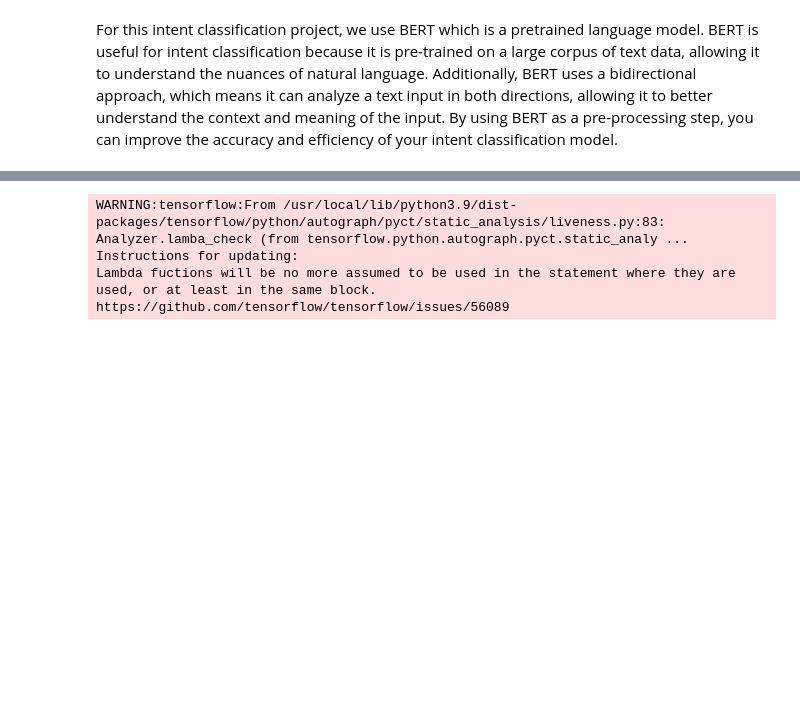
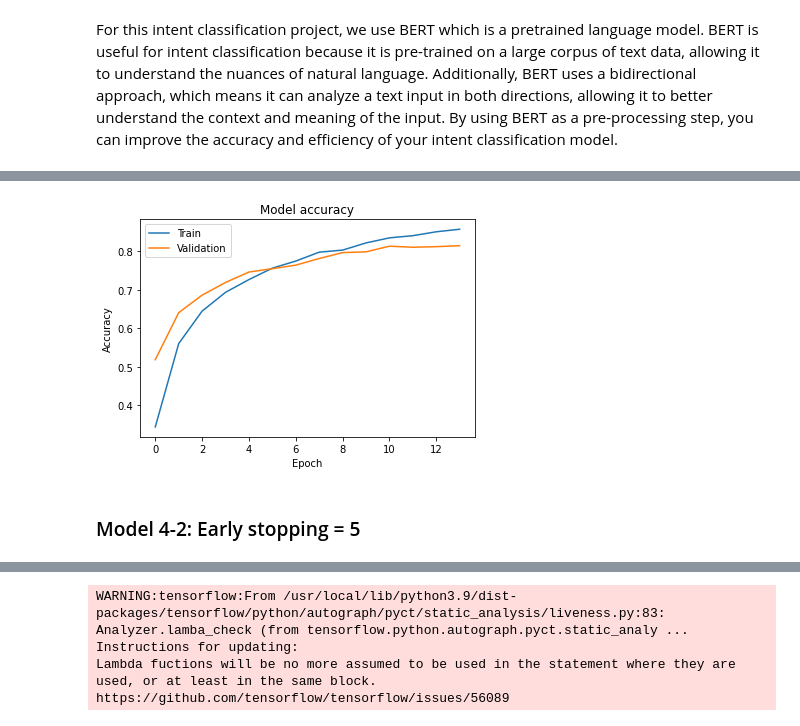
Before and after one commit to sjung-stat/Customer-Support-Chat-Intent-Classification, a Jupyter notebook: Model Building.ipynb, the cells around one changed output, grey strips where cells are left out. Saved outputs shown, nothing was run; the diff lists cells and outputs as text; code cells hidden in the pictures; blank space fills up the shorter version.

```diff
--- a/Model Building.ipynb
+++ b/Model Building.ipynb
@@ -71,0 +328,3 @@ bert_model = hub.KerasLayer("https://tfhub.dev/tensorflow/small_bert/bert_en_unc
+# %%
+bert_preprocess_v4 = hub.KerasLayer("https://tfhub.dev/tensorflow/bert_en_uncased_preprocess/3")
+bert_model_v4 = hub.KerasLayer("https://tfhub.dev/tensorflow/small_bert/bert_en_uncased_L-8_H-512_A-8/1")
@@ -71,0 +379,10 @@ bert_model = hub.KerasLayer("https://tfhub.dev/tensorflow/small_bert/bert_en_unc
+# %%
+# Import EarlyStopping callback
+from tensorflow.keras.callbacks import EarlyStopping
+
+# Define EarlyStopping callback
+earlystop_callback = EarlyStopping(
+    monitor='val_loss',  # Monitor validation loss
+    patience=3,          # Stop training if validation loss does not improve for 3 epochs
+    restore_best_weights=True   # Restore the weights of the best epoch
+)
@@ -71,0 +392,2 @@ bert_model = hub.KerasLayer("https://tfhub.dev/tensorflow/small_bert/bert_en_unc
+# %%
+history_max_avg_pooling_v4 = model_max_avg_pooling_v4.fit(train_dataset, epochs=30, validation_data=val_dataset, callbacks=[earlystop_callback])
@@ -71,0 +412,13 @@ bert_model = hub.KerasLayer("https://tfhub.dev/tensorflow/small_bert/bert_en_unc
+# %%
+# Plot training & validation accuracy values
+plt.plot(history_max_avg_pooling_v4.history['accuracy'])
+plt.plot(history_max_avg_pooling_v4.history['val_accuracy'])
+plt.title('Model accuracy')
+plt.ylabel('Accuracy')
+plt.xlabel('Epoch')
+plt.legend(['Train', 'Validation'], loc='upper left')
+plt.show()
+# %% [output]
+[figure, added]
+# %% [markdown]
+### Model 4-2: Early stopping = 5
```
Also changed, not shown: parts of 71 cells of this notebook.
